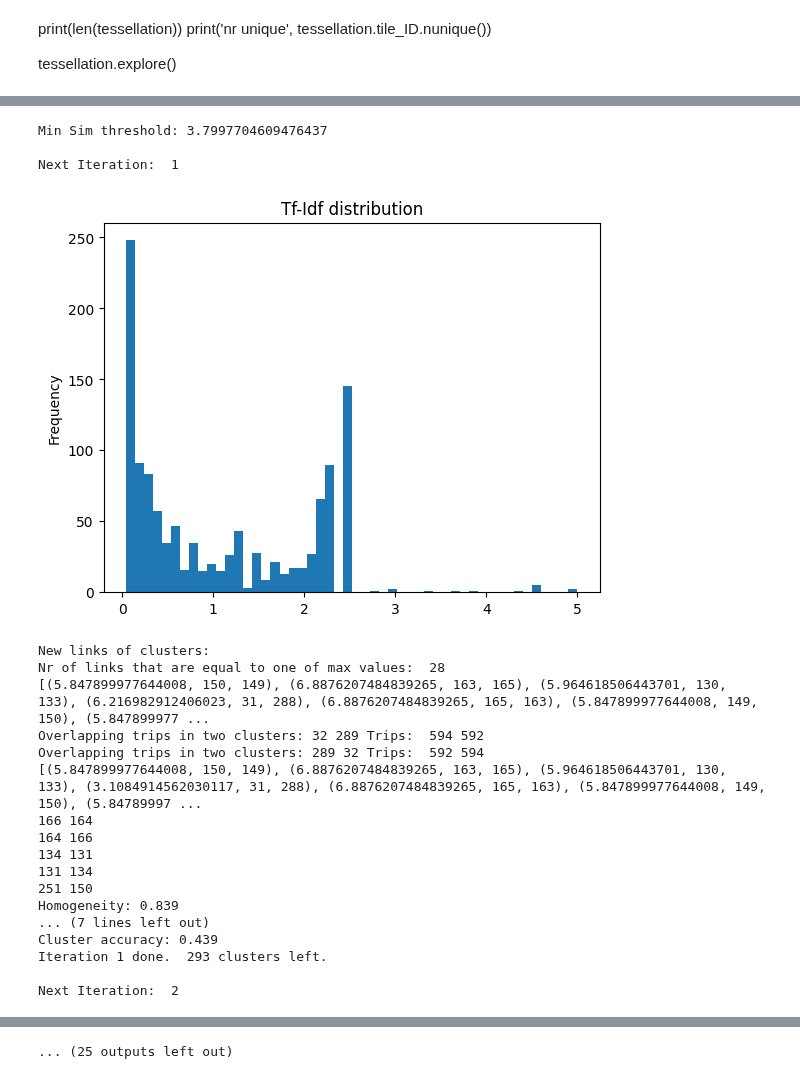
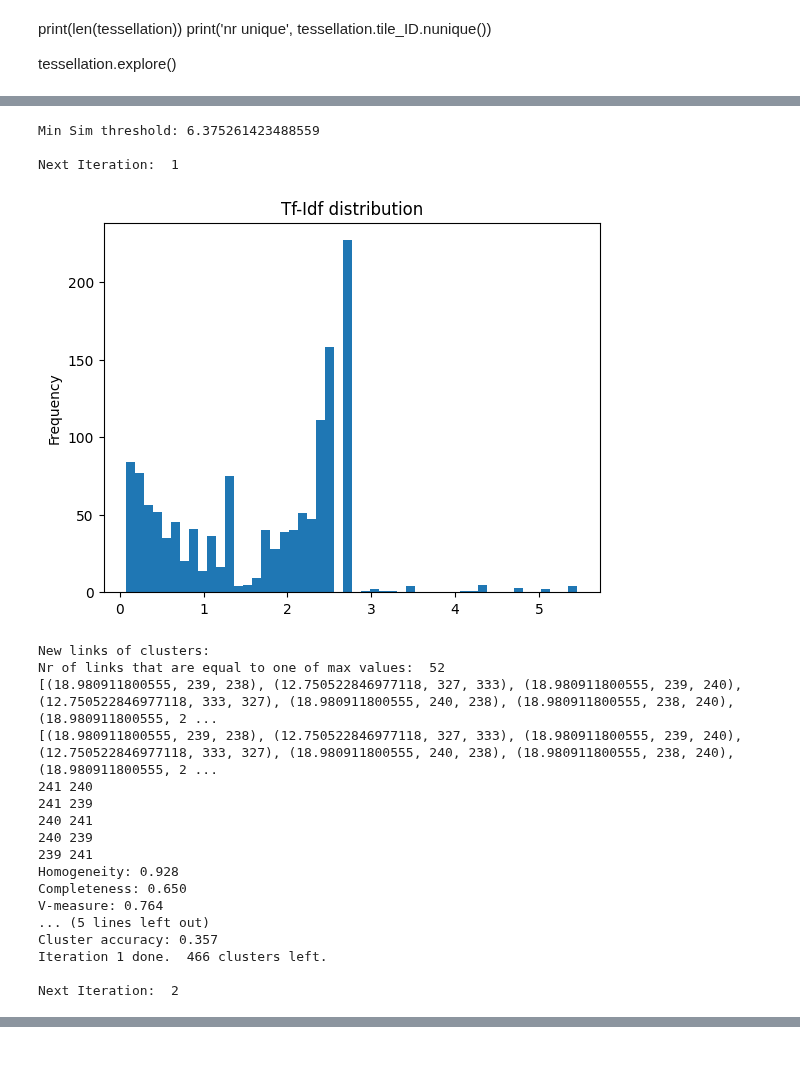
Before and after one commit to benediktstroebl/Master-Thesis, a Jupyter notebook: Recursive_Search.ipynb, the cells around one changed output, grey strips where cells are left out. Saved outputs shown, nothing was run; the diff lists cells and outputs as text; code cells hidden in the pictures.

Commit message:
recursive search fix

```diff
--- a/Recursive_Search.ipynb
+++ b/Recursive_Search.ipynb
@@ -26,7 +26,7 @@ import sys
 # sys.stdout = open('logfile', 'w')
 # %%
 # Load data
-gdf = gp.read_file('data/freemove/freemove_clustering_HL_private_500tessellation.geojson').to_crs(4326)
+gdf = gp.read_file('data/freemove/freemove_clustering_HL_private.geojson').to_crs(4326)
 
 # format clusering_HL columns as object
 gdf['clustering_HL'] = gdf['clustering_HL'].astype('object')
@@ -132,11 +132,11 @@ def get_location_similarity(cl_i, cl_j, loc_frequencies, points):
         cl_i_freq = loc_frequencies[(loc_frequencies['clustering_HL'] == cl_i) & (loc_frequencies['tile_ID'] == t)].tf_idf.iloc[0]
         cl_j_freq = loc_frequencies[(loc_frequencies['clustering_HL'] == cl_j) & (loc_frequencies['tile_ID'] == t)].tf_idf.iloc[0]
 
-        # Alternative 1: Entropy times avg lficf
+        # Alternative 1: Entropy times avg tfidfs
 #         loc_sim += points.query("tile_ID == @t").location_entropy.iloc[0] * (cl_i_freq + cl_j_freq)/2
 
-        # Alternative 2: Interaction between lficfs
-        loc_sim += cl_i_freq + cl_j_freq
+        # Alternative 2: Interaction between tfidfs
+        loc_sim += cl_i_freq * cl_j_freq
     return loc_sim/nr_overlapping_tiles
 # %%
 def get_max_n(M, n=10):
@@ -192,5 +184,5 @@ error
 # %%
-def store_results_recursive_search(clustering, gdf):
+def store_results_recursive_search(clustering, gdf, best_match_locsim):
     ground_truth = attack.getGroundTruth(gdf)
 
     # Write all clustering metrics of evaluate() to csv and add columns for parameters
@@ -205,6 +197,7 @@ def store_results_recursive_search(clustering, gdf):
     result_dict['NMI'] = metrics.normalized_mutual_info_score(ground_truth, clustering)
     result_dict['AMI'] = metrics.adjusted_mutual_info_score(ground_truth, clustering)
     result_dict['Cluster accuracy'] = attack.cluster_acc(ground_truth, clustering)
+    result_dict['Best match locsim'] = best_match_locsim
     result_dicts.append(result_dict)
 
     df = pd.DataFrame(result_dicts)
@@ -214,13 +207,13 @@ def store_results_recursive_search(clustering, gdf):
     df['Time'] = datetime.datetime.now().strftime("%H:%M:%S")
 
     # Check if file exists
-    file_exists = os.path.isfile('results_recursive_search_freemove_private_500tessellation.csv')
+    file_exists = os.path.isfile('results_recursive_search_freemove_private.csv')
 
     # Write to csv (append)
     if not file_exists:
-        df.to_csv('results_recursive_search_freemove_private_500tessellation.csv', mode='a', header=True, index=False)
+        df.to_csv('results_recursive_search_freemove_private.csv', mode='a', header=True, index=False)
     else:
-        df.to_csv('results_recursive_search_freemove_private_500tessellation.csv', mode='a', header=False, index=False)
+        df.to_csv('results_recursive_search_freemove_private.csv', mode='a', header=False, index=False)
 # %%
 def save_clustering_result(gdf, data_name):
     # Write the cluster to a geojson file
@@ -229,12 +222,12 @@ def save_clustering_result(gdf, data_name):
 iteration = 1
 
 # Define stopping criteria (either k is reached or min_sim is triggered)
-K_target = 74
+K_target = 73
 
 points = get_points(gdf, tessellation)
 loc_frequencies = points.groupby(['clustering_HL', 'tile_ID'])[['TRIP_ID']].nunique().reset_index().sort_values('clustering_HL').rename(columns={'TRIP_ID': 'freq'})
 loc_frequencies['tf_idf'] = loc_frequencies.apply(lambda x: get_inverse_loc_frequency(x, loc_frequencies, points), axis=1)
-Min_sim = loc_frequencies.tf_idf.quantile(0.7)**2
+Min_sim = loc_frequencies.tf_idf.quantile(0.75)**2
 print(f"Min Sim threshold: {Min_sim}")
 
 while True:
@@ -269,52 +262,53 @@ while True:
     # Adjust scores based on overlapping trips in the two candidate clusters
     print(max_n)
     max_n = [(t[0] * 1/(find_nr_overlaps(loc_frequencies.clustering_HL.unique()[t[1]], loc_frequencies.clustering_HL.unique()[t[2]], gdf) + 1), t[1], t[2]) for t in max_n]
     print(max_n)
 
     # Take the 5 best fitting clusters
     for i, tup in enumerate(sorted(max_n, reverse=True)[:5]):
         cl_1 = loc_frequencies.clustering_HL.unique()[tup[1]]
         cl_2 = loc_frequencies.clustering_HL.unique()[tup[2]]
         print(cl_1, cl_2)
         # Assign new clustering ids (merge clustering ids)
         gdf['clustering_HL'] = gdf.clustering_HL.apply(lambda x: cl_1 if x == cl_2 else x)
 
     # Evaluate result of iteration
     attack.evaluate(gdf.clustering_HL.tolist(), gdf)
-    store_results_recursive_search(gdf.clustering_HL.tolist(), gdf)
+    best_match_locsim = sorted(max_n, key=lambda x: x[0], reverse=True)[0][0]
+    store_results_recursive_search(gdf.clustering_HL.tolist(), gdf, best_match_locsim)
 
     print('Iteration', iteration, 'done. ', gdf.clustering_HL.nunique(), 'clusters left.')
 
     # Check break conditions
     if gdf.clustering_HL.nunique() <= K_target:
         print("K clusters reached! Done!")
-        save_clustering_result(gdf, data_name="freemove_private_500tessellation")
+        save_clustering_result(gdf, data_name="freemove_private")
         break
     if sorted(max_n, reverse=True)[0][0] < Min_sim:
         print("No good matches to make left! Done!")
-        save_clustering_result(gdf, data_name="freemove_private_500tessellation")
+        save_clustering_result(gdf, data_name="freemove_private")
         break
 
     iteration += 1
 # %% [output]
-Min Sim threshold: 3.7997704609476437
+Min Sim threshold: 6.375261423488559
 
 Next Iteration:  1
-[figure, old version]
+[figure, new version]
 New links of clusters:
-Nr of links that are equal to one of max values:  28
-[(5.847899977644008, 150, 149), (6.8876207484839265, 163, 165), (5.964618506443701, 130, 133), (6.216982912406023, 31, 288), (6.8876207484839265, 165, 163), (5.847899977644008, 149, 150), (5.847899977 ...
-Overlapping trips in two clusters: 32 289 Trips:  594 592
-Overlapping trips in two clusters: 289 32 Trips:  592 594
-[(5.847899977644008, 150, 149), (6.8876207484839265, 163, 165), (5.964618506443701, 130, 133), (3.1084914562030117, 31, 288), (6.8876207484839265, 165, 163), (5.847899977644008, 149, 150), (5.84789997 ...
-166 164
-164 166
-134 131
-131 134
-251 150
-Homogeneity: 0.839
-... (7 lines left out)
-Cluster accuracy: 0.439
-Iteration 1 done.  293 clusters left.
+Nr of links that are equal to one of max values:  52
+[(18.980911800555, 239, 238), (12.750522846977118, 327, 333), (18.980911800555, 239, 240), (12.750522846977118, 333, 327), (18.980911800555, 240, 238), (18.980911800555, 238, 240), (18.980911800555, 2 ...
+[(18.980911800555, 239, 238), (12.750522846977118, 327, 333), (18.980911800555, 239, 240), (12.750522846977118, 333, 327), (18.980911800555, 240, 238), (18.980911800555, 238, 240), (18.980911800555, 2 ...
+241 240
+241 239
+240 241
+240 239
+239 241
+Homogeneity: 0.928
+Completeness: 0.650
+V-measure: 0.764
+... (5 lines left out)
+Cluster accuracy: 0.357
+Iteration 1 done.  466 clusters left.
 
 Next Iteration:  2
@@ -394,3 +370,2 @@ Next Iteration:  6
-... (25 outputs left out)
 # %%
 gdf.drop(['START_POINT', 'END_POINT'], axis=1).to_file("data/freemove/freemove_clustering_tfidf.geojson", driver="GeoJSON")
```
Also changed, not shown: parts of 2 cells of this notebook, 4 other files.
